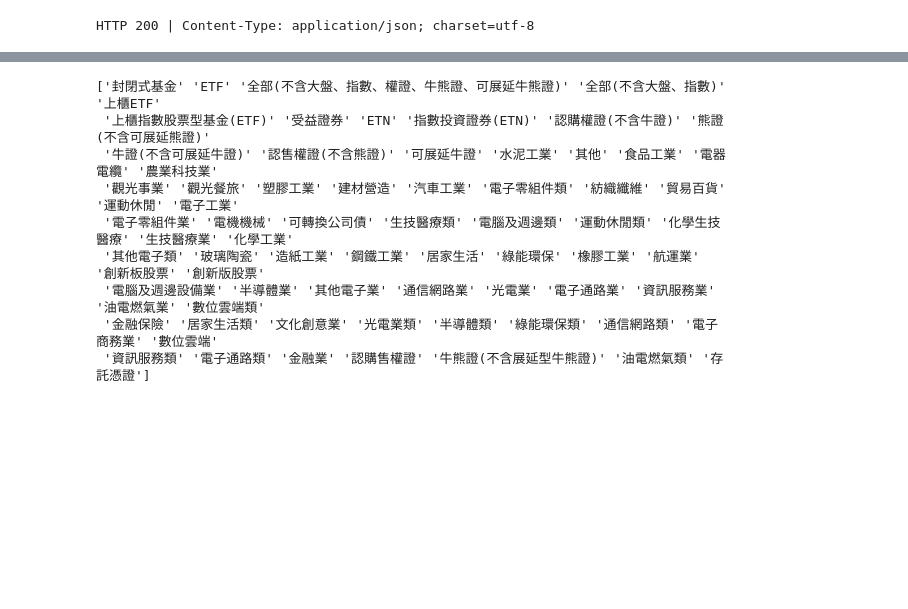
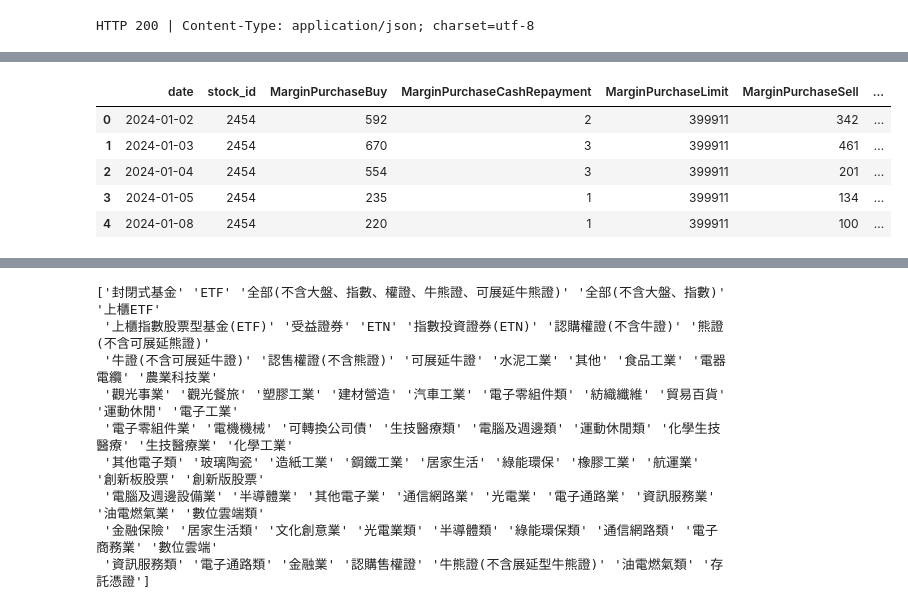
Before and after one commit to Chu-c-git/Automated_Trading_System, a Jupyter notebook: backend/data_preprocess/test_function.ipynb, the cells around one changed output, grey strips where cells are left out. Cells and saved outputs as stored; diff of their text form; code cells hidden in the pictures; blank space fills up the shorter version.

```diff
--- a/backend/data_preprocess/test_function.ipynb
+++ b/backend/data_preprocess/test_function.ipynb
@@ -99,0 +132,14 @@ df.head()
+# %%
+# 融資融券
+api = DataLoader()
+# api.login_by_token(api_token='token')
+
+# start = datetime.datetime.now()
+df_short = api.taiwan_stock_margin_purchase_short_sale(
+    stock_id_list=['2330', '2317', '2454', '3008'],
+    start_date='2024-01-01',
+    end_date='2024-12-31',
+    use_async=True,
+)
+df_short.head()
+# %% [output]
@@ -99,0 +148,6 @@ df.head()
+|  | date | stock_id | MarginPurchaseBuy | MarginPurchaseCashRepayment | MarginPurchaseLimit | MarginPurchaseSell | ... |
+| 0 | 2024-01-02 | 2454 | 592 | 2 | 399911 | 342 | ... |
+| 1 | 2024-01-03 | 2454 | 670 | 3 | 399911 | 461 | ... |
+| 2 | 2024-01-04 | 2454 | 554 | 3 | 399911 | 201 | ... |
+| 3 | 2024-01-05 | 2454 | 235 | 1 | 399911 | 134 | ... |
+| 4 | 2024-01-08 | 2454 | 220 | 1 | 399911 | 100 | ... |
```
Also changed, not shown: parts of 6 cells of this notebook, 5 other files.
